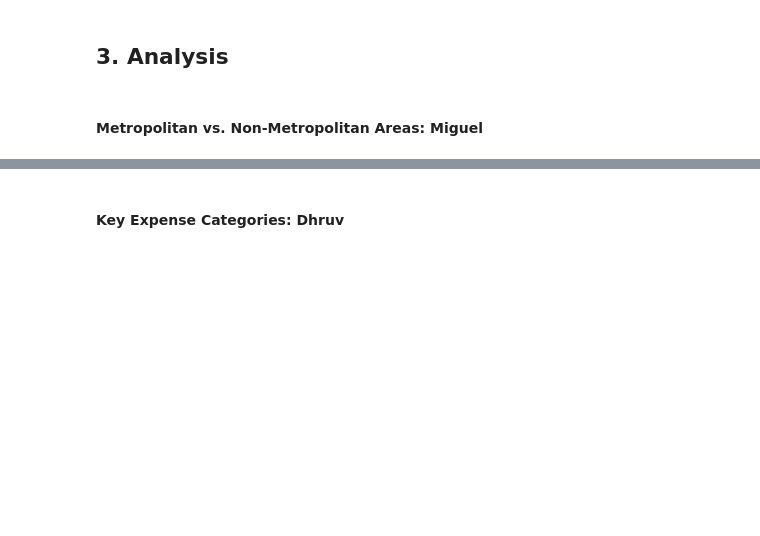
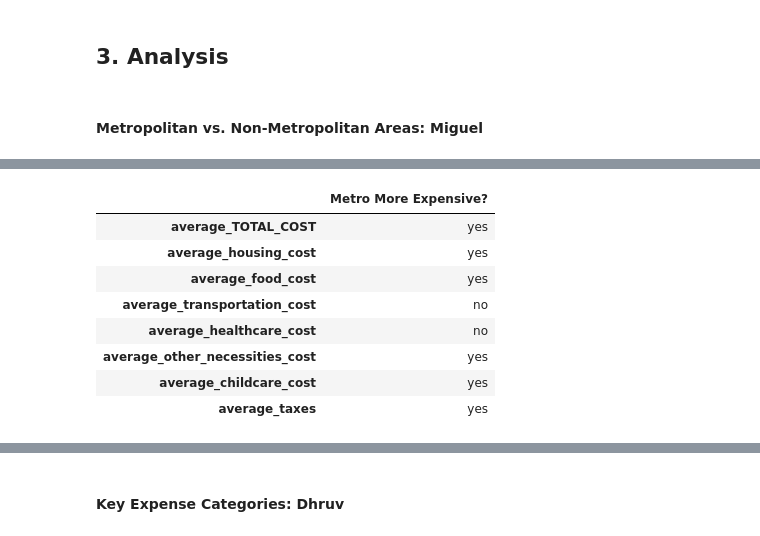
Before and after one commit to miguelmog10/data-science-group17, a Jupyter notebook: notebook/FoundationsDataScience_Winter2025_Group17.ipynb, the cells around one changed output, grey strips where cells are left out. Drawn from its saved outputs; the diff is of its cells as text; code cells hidden in the pictures; blank space fills up the shorter version.

```diff
--- a/notebook/FoundationsDataScience_Winter2025_Group17.ipynb
+++ b/notebook/FoundationsDataScience_Winter2025_Group17.ipynb
@@ -580,0 +618,19 @@ memory usage: 5.2+ MB
+# %%
+# Compare metropolitan (True) vs non-metropolitan (False) costs
+is_metro_more_expensive = (cost_means.loc[True] > cost_means.loc[False]).replace({True: 'yes', False: 'no'})
+
+# Convert the result to a DataFrame for better readability
+summary_df = is_metro_more_expensive.to_frame(name='Metro More Expensive?')
+
+# Display the summary DataFrame
+summary_df
+# %% [output]
+|  | Metro More Expensive? |
+| average_TOTAL_COST | yes |
+| average_housing_cost | yes |
+| average_food_cost | yes |
+| average_transportation_cost | no |
+| average_healthcare_cost | no |
+| average_other_necessities_cost | yes |
+| average_childcare_cost | yes |
+| average_taxes | yes |
```
Also changed, not shown: parts of 8 cells of this notebook.
